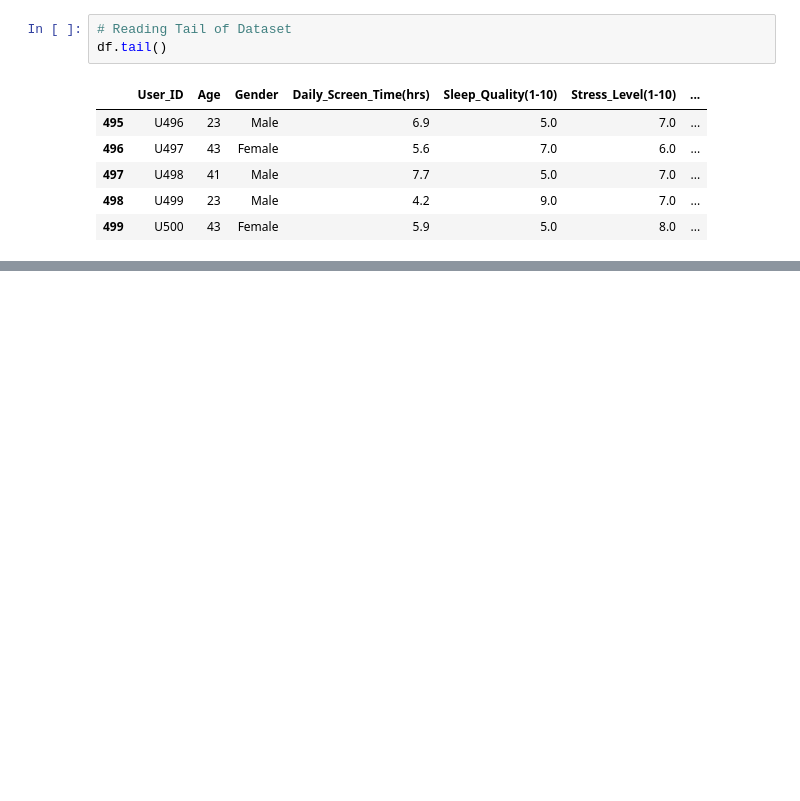
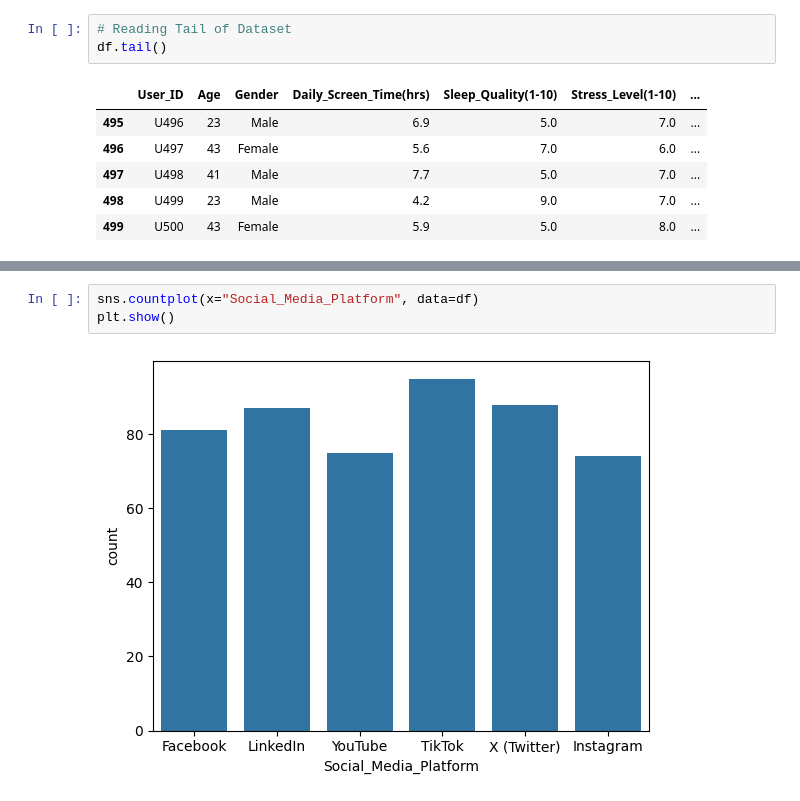
Before and after one commit to coderboe/Open-data-Analysis, a Jupyter notebook: Mental_Health_and_Social_Media_Balance_Dataset.ipynb, the cells around one changed output, grey strips where cells are left out. Cells and saved outputs as stored; diff of their text form; blank space fills up the shorter version.

```diff
--- a/Mental_Health_and_Social_Media_Balance_Dataset.ipynb
+++ b/Mental_Health_and_Social_Media_Balance_Dataset.ipynb
@@ -119,0 +125,5 @@ df.tail()
+# %%
+sns.countplot(x="Social_Media_Platform", data=df)
+plt.show()
+# %% [output]
+[figure, added]
```
Also changed, not shown: parts of 2 cells of this notebook, 1 other file.
